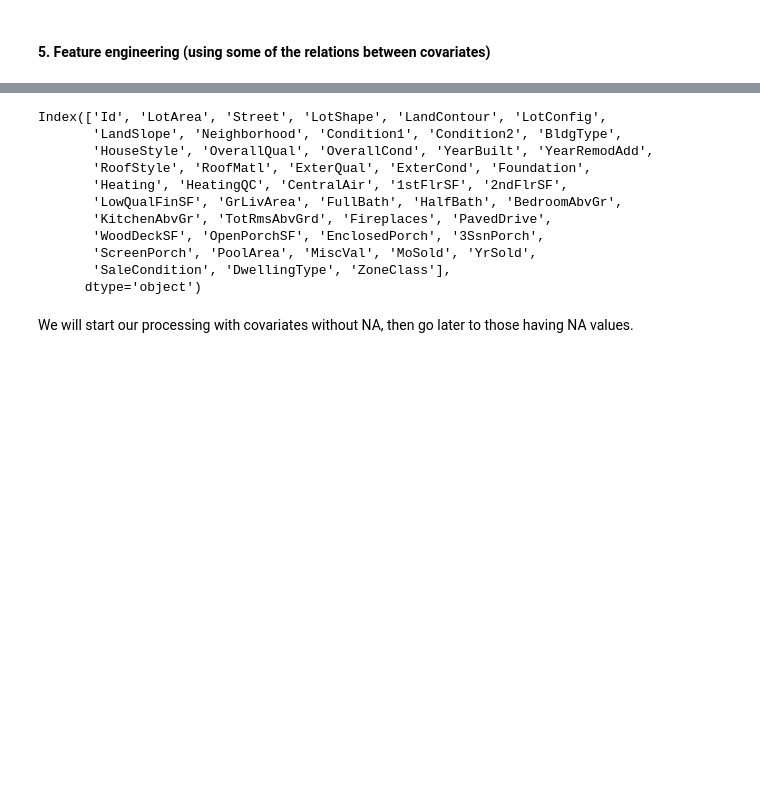
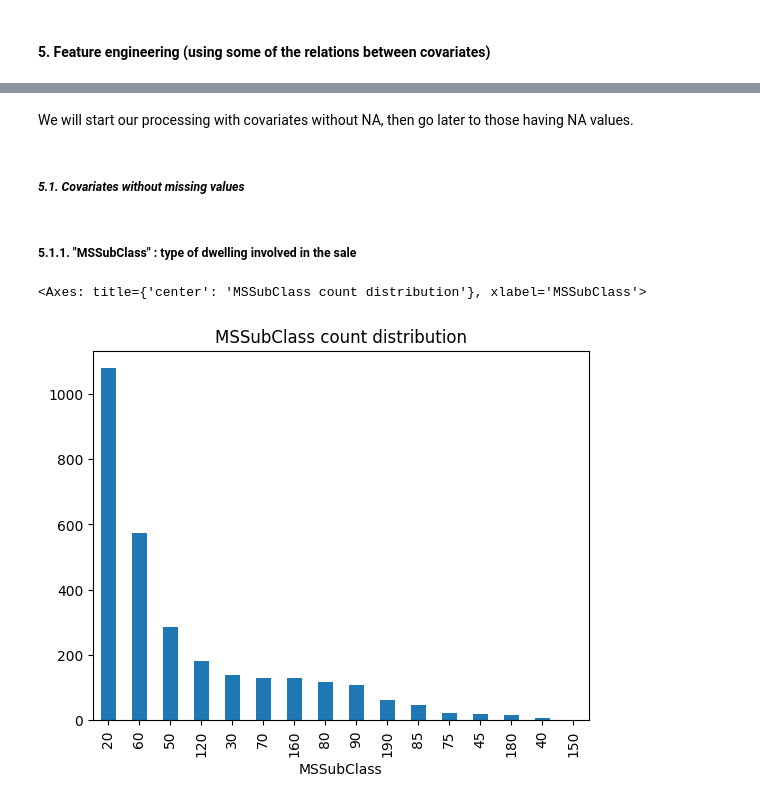
Before and after one commit to foliacouetey/houses_prices, a Jupyter notebook: PYTHON/scripts/main.ipynb, the cells around one changed output, grey strips where cells are left out. Drawn from its saved outputs; the diff is of its cells as text; code cells hidden in the pictures; blank space fills up the shorter version.

```diff
--- a/PYTHON/scripts/main.ipynb
+++ b/PYTHON/scripts/main.ipynb
@@ -150,16 +159,2 @@ list__columswithoutNA = df__houses.columns[~(df__houses.columns.isin(list__colum
-# %%
-list__columswithoutNA
-# %% [output]
-Index(['Id', 'LotArea', 'Street', 'LotShape', 'LandContour', 'LotConfig',
-       'LandSlope', 'Neighborhood', 'Condition1', 'Condition2', 'BldgType',
-       'HouseStyle', 'OverallQual', 'OverallCond', 'YearBuilt', 'YearRemodAdd',
-       'RoofStyle', 'RoofMatl', 'ExterQual', 'ExterCond', 'Foundation',
-       'Heating', 'HeatingQC', 'CentralAir', '1stFlrSF', '2ndFlrSF',
-       'LowQualFinSF', 'GrLivArea', 'FullBath', 'HalfBath', 'BedroomAbvGr',
-       'KitchenAbvGr', 'TotRmsAbvGrd', 'Fireplaces', 'PavedDrive',
-       'WoodDeckSF', 'OpenPorchSF', 'EnclosedPorch', '3SsnPorch',
-       'ScreenPorch', 'PoolArea', 'MiscVal', 'MoSold', 'YrSold',
-       'SaleCondition', 'DwellingType', 'ZoneClass'],
-      dtype='object')
 # %% [markdown]
 We will start our processing with covariates without NA, then go later to those having NA values.
@@ -167,0 +161,10 @@ We will start our processing with covariates without NA, then go later to those
+# %% [markdown]
+##### *5.1. Covariates without missing values*
+# %% [markdown]
+##### 5.1.1. "MSSubClass" : type of dwelling involved in the sale
+# %%
+# Take a look at "MSSubClass"
+df__houses["MSSubClass"].value_counts().plot(kind="bar", title="MSSubClass count distribution")
+# %% [output]
+<Axes: title={'center': 'MSSubClass count distribution'}, xlabel='MSSubClass'>
+[figure, added]
```
Also changed, not shown: parts of 389 cells of this notebook, 1 other file.
